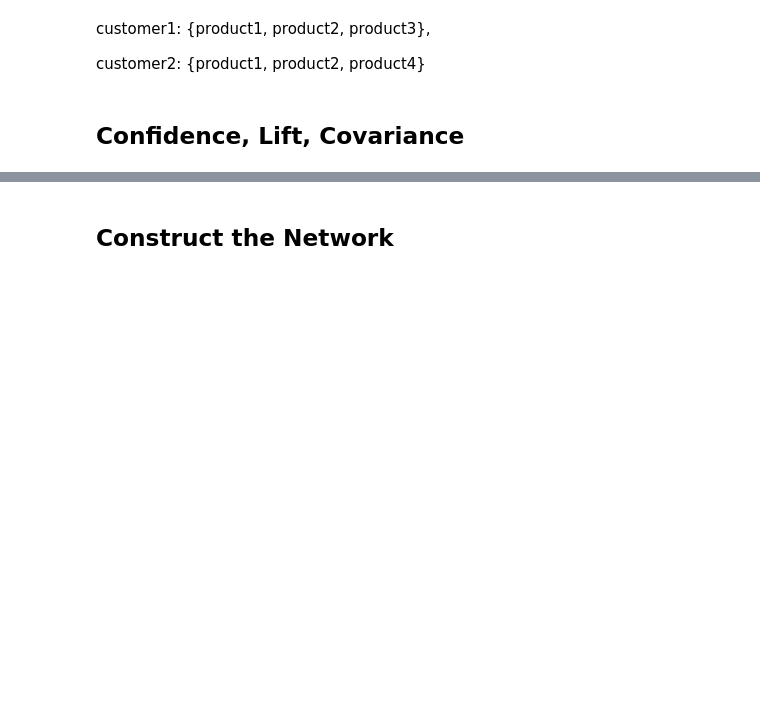
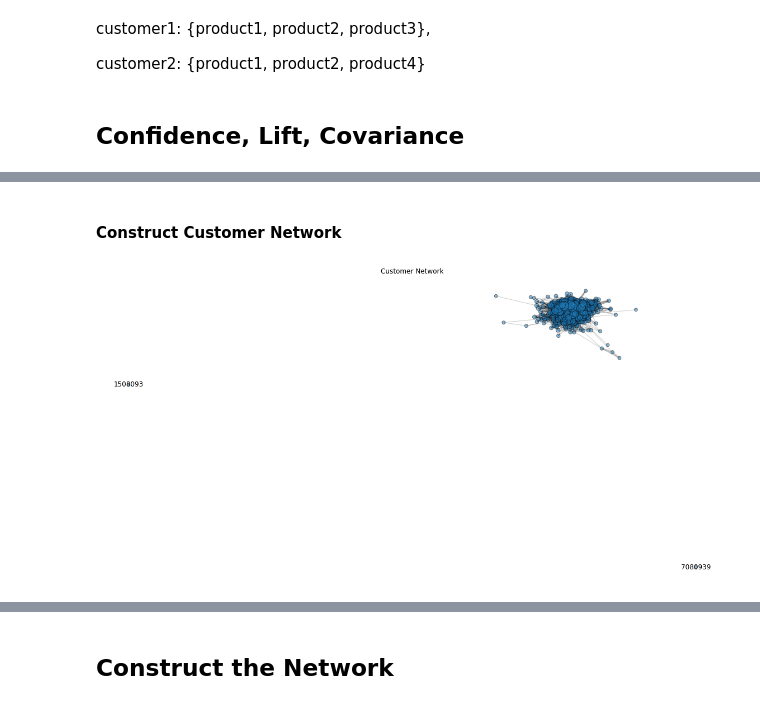
Before and after one commit to abeljoshua20/Amazon-Customer-Review-Network-Analysis, a Jupyter notebook: Final Project.ipynb, the cells around one changed output, grey strips where cells are left out. Cells and saved outputs as stored; diff of their text form; code cells hidden in the pictures; blank space fills up the shorter version.

```diff
--- a/Final Project.ipynb
+++ b/Final Project.ipynb
@@ -395,0 +434,47 @@ customer2: {product1, product2, product4}
+# %% [markdown]
+#### Construct Customer Network
+# %%
+edge_weights = {}
+to_remove = []
+customer_G = bi_partite_G.copy()
+for node in customer_G.nodes(data=True):
+    if node[1]['bipartite'] == 1:
+        # Remove product nodes
+        to_remove.append(node[0])
+        neighbours = list(customer_G.neighbors(node[0]))
+        for i in range(len(neighbours) - 1):
+            for j in range(i+1, len(neighbours)):
+                edge = tuple(set((neighbours[i], neighbours[j])))
+                if edge in edge_weights:
+                    edge_weights[edge]['weight'] += 1
+                else:
+                    edge_weights[edge] = {'weight' : 1}
+                customer_G.add_edge(*edge)
+
+customer_G.remove_nodes_from(to_remove)
+nx.set_edge_attributes(customer_G, edge_weights)
+# %%
+isolates = list(nx.isolates(customer_G))
+labels = {node: node for node in customer_G.nodes() if node in isolates}
+# %%
+edgelist = [(edge[0], edge[1]) for edge in customer_G.edges(data=True)]
+edgewidth = [edge[2]['weight'] for edge in customer_G.edges(data=True)]
+
+fig, ax = plt.subplots(figsize=(20, 10))
+ax.axis("off")
+
+node_size = NodeSizeScaler(
+    min_size=30, max_size=500).fit_transform(customer_G)
+
+pos = nx.spring_layout(customer_G, seed=11)
+nx.draw_networkx_nodes(customer_G, pos, node_size=node_size,
+                       alpha=0.5,
+                       edgecolors='black',
+                       ax=ax)
+nx.draw_networkx_edges(customer_G, pos, edgelist=edgelist,
+                       width=edgewidth, alpha=0.2, ax=ax)
+nx.draw_networkx_labels(customer_G, pos, labels)
+plt.title('Customer Network')
+plt.show()
+# %% [output]
+[figure, added]
```
Also changed, not shown: parts of 57 cells of this notebook.
